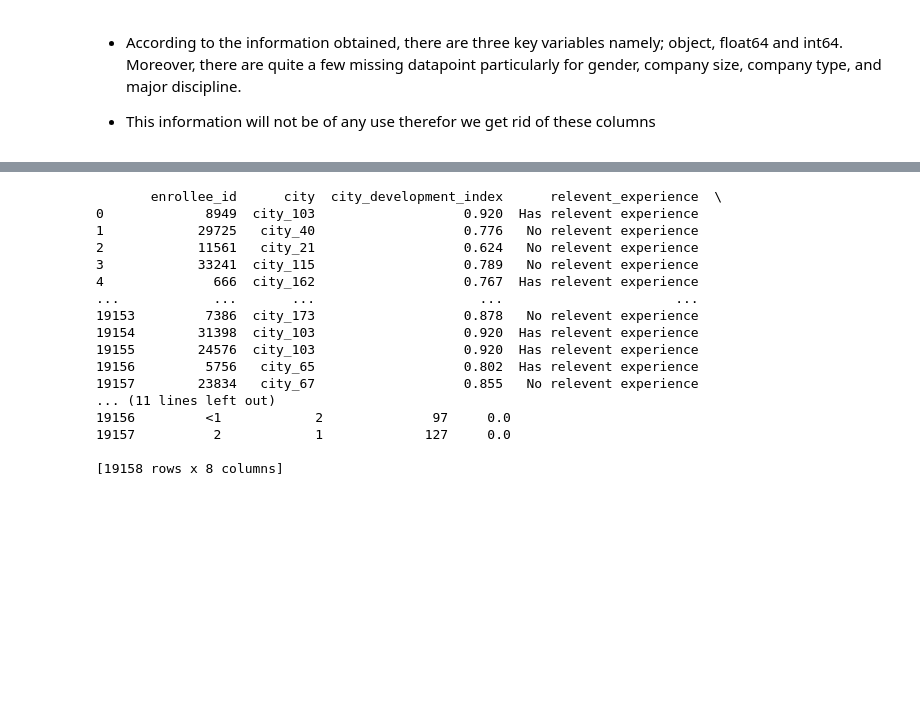
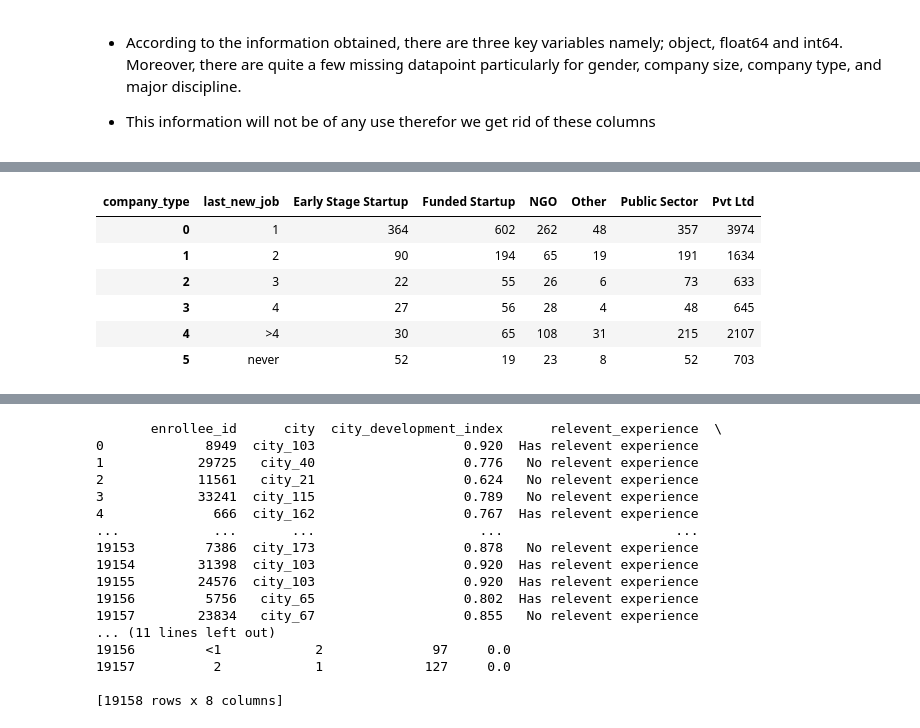
Before and after one commit to asiemachris12/DS-Job-Change-Prediction-Machine-Learning-Project, a Jupyter notebook: 002-DS Job Change.ipynb, the cells around one changed output, grey strips where cells are left out. Cells and saved outputs as stored; diff of their text form; code cells hidden in the pictures; blank space fills up the shorter version.

```diff
--- a/002-DS Job Change.ipynb
+++ b/002-DS Job Change.ipynb
@@ -113,0 +142,10 @@ Map of missing values
+# %%
+pd.crosstab(df["last_new_job"],df["company_type"]).reset_index()
+# %% [output]
+| company_type | last_new_job | Early Stage Startup | Funded Startup | NGO | Other | Public Sector | Pvt Ltd |
+| 0 | 1 | 364 | 602 | 262 | 48 | 357 | 3974 |
+| 1 | 2 | 90 | 194 | 65 | 19 | 191 | 1634 |
+| 2 | 3 | 22 | 55 | 26 | 6 | 73 | 633 |
+| 3 | 4 | 27 | 56 | 28 | 4 | 48 | 645 |
+| 4 | >4 | 30 | 65 | 108 | 31 | 215 | 2107 |
+| 5 | never | 52 | 19 | 23 | 8 | 52 | 703 |
```
Also changed, not shown: parts of 5 cells of this notebook, 16 other files.
